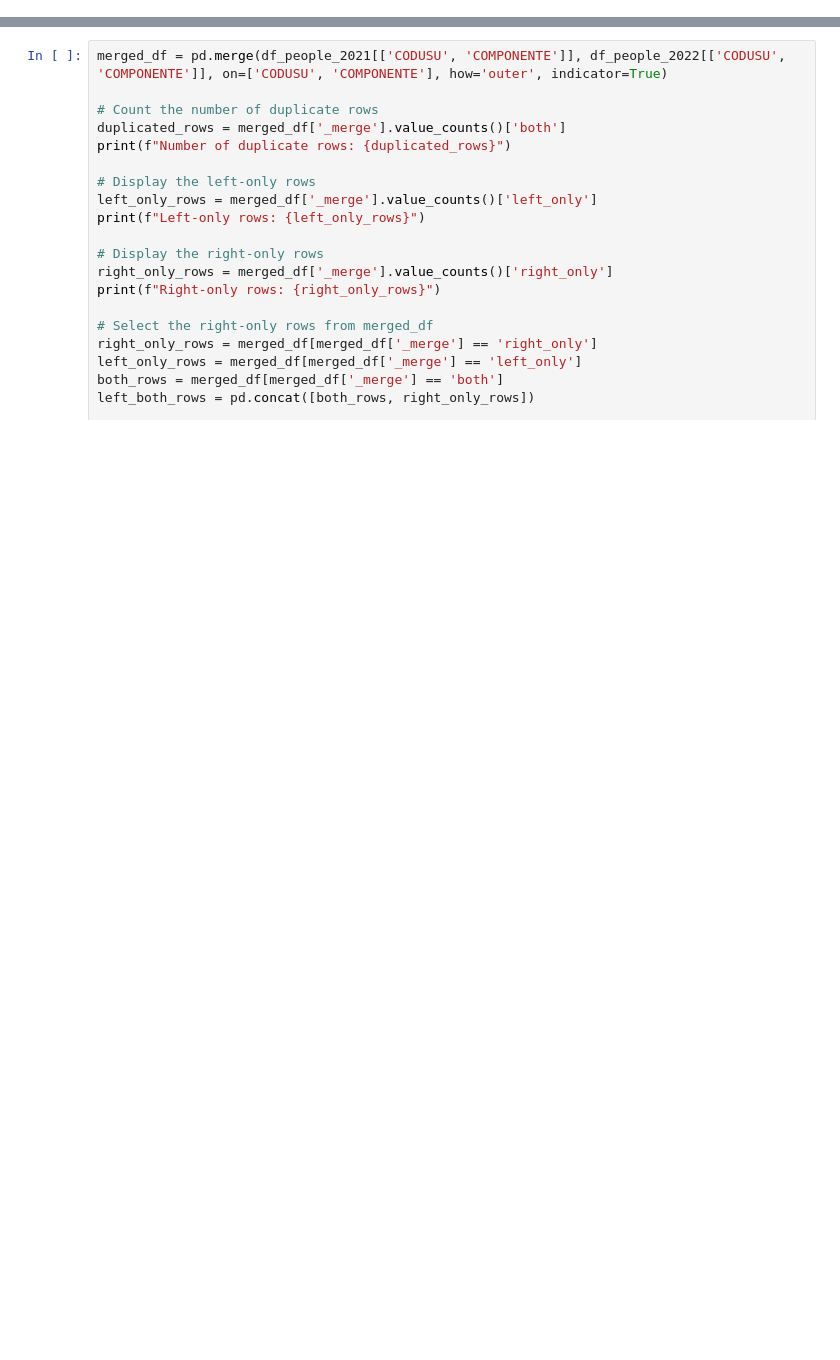
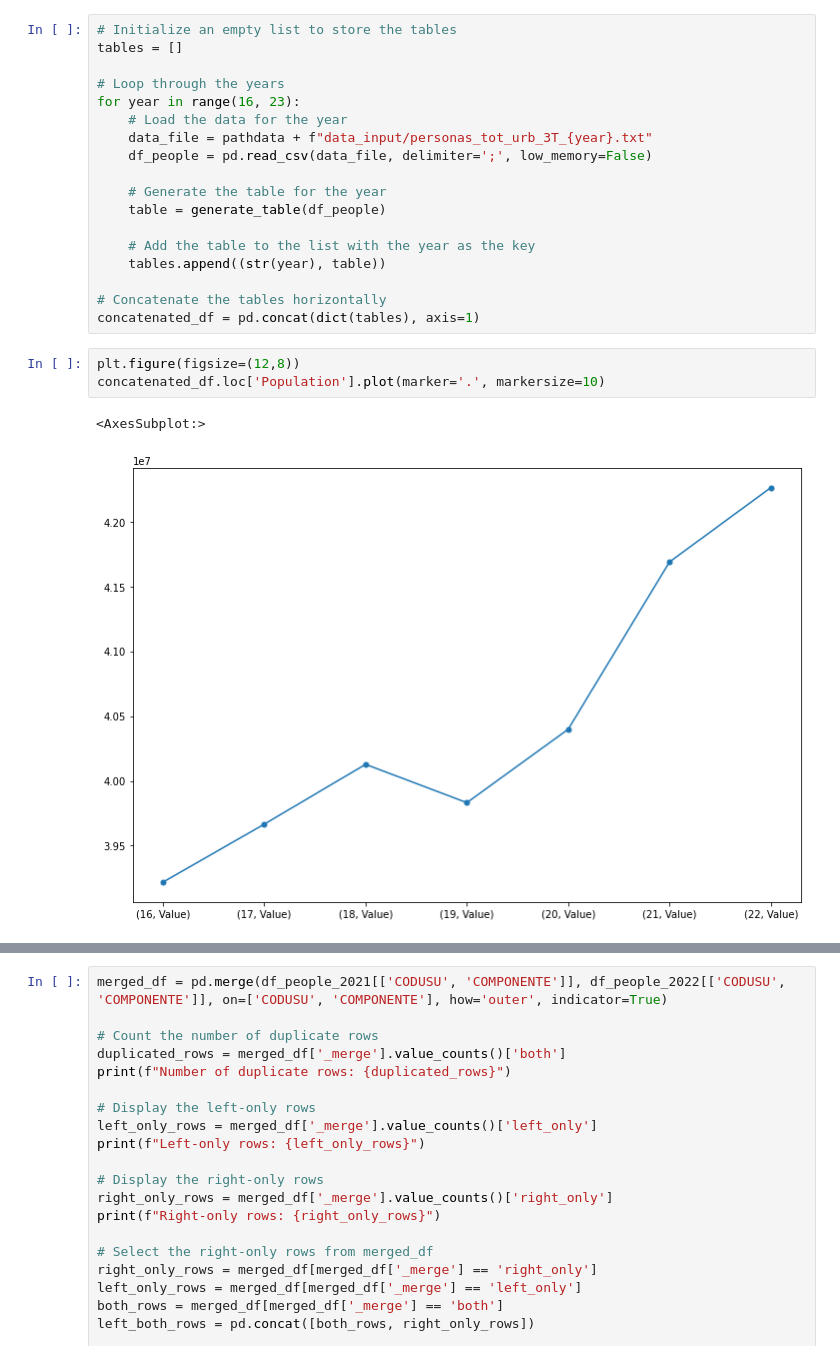
Before and after one commit to datos-Fundar/indice-mercado-trabajo-ingresos, a Jupyter notebook: scripts/04_chequeo_EPH.ipynb, the cells around one changed output, grey strips where cells are left out. Drawn from its saved outputs; the diff is of its cells as text; blank space fills up the shorter version.

```diff
--- a/scripts/04_chequeo_EPH.ipynb
+++ b/scripts/04_chequeo_EPH.ipynb
@@ -37,0 +46,24 @@ len(df_people_2022)
+# %%
+# Initialize an empty list to store the tables
+tables = []
+
+# Loop through the years
+for year in range(16, 23):
+    # Load the data for the year
+    data_file = pathdata + f"data_input/personas_tot_urb_3T_{year}.txt"
+    df_people = pd.read_csv(data_file, delimiter=';', low_memory=False)
+
+    # Generate the table for the year
+    table = generate_table(df_people)
+
+    # Add the table to the list with the year as the key
+    tables.append((str(year), table))
+
+# Concatenate the tables horizontally
+concatenated_df = pd.concat(dict(tables), axis=1)
+# %%
+plt.figure(figsize=(12,8))
+concatenated_df.loc['Population'].plot(marker='.', markersize=10)
+# %% [output]
+<AxesSubplot:>
+[figure, added]
```
Also changed, not shown: parts of 15 cells of this notebook, 18 other files.
